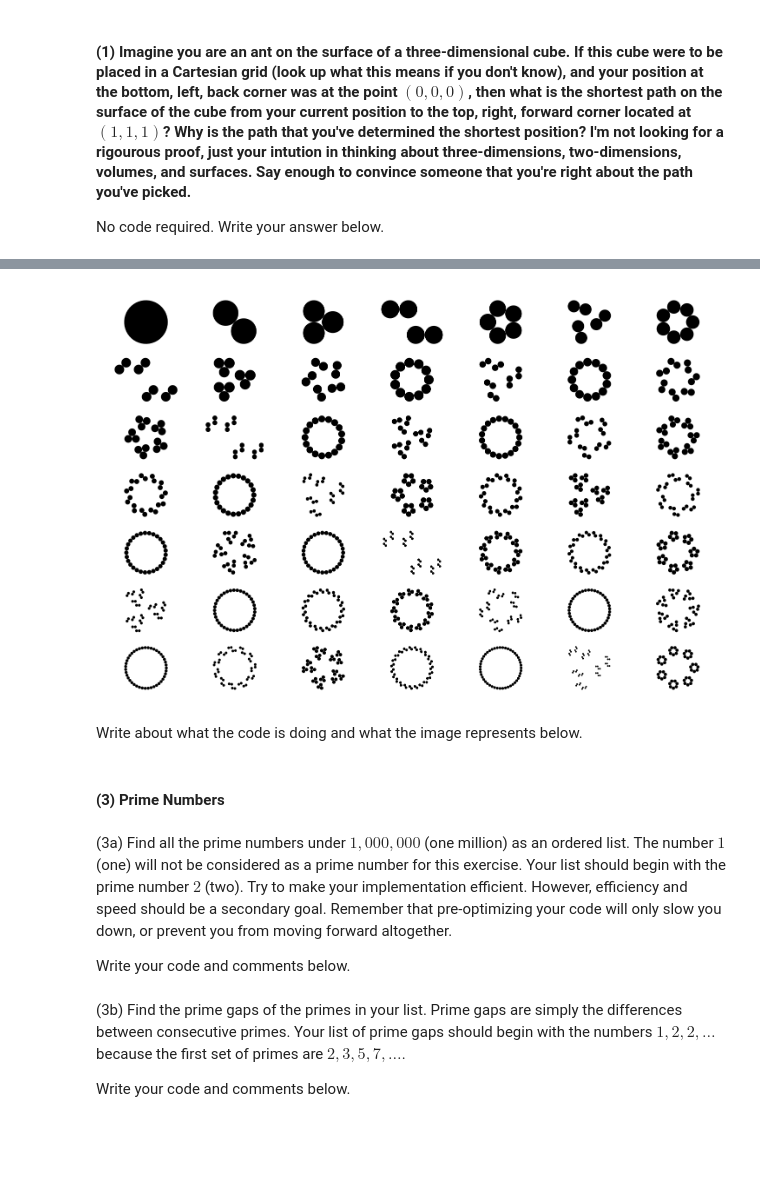
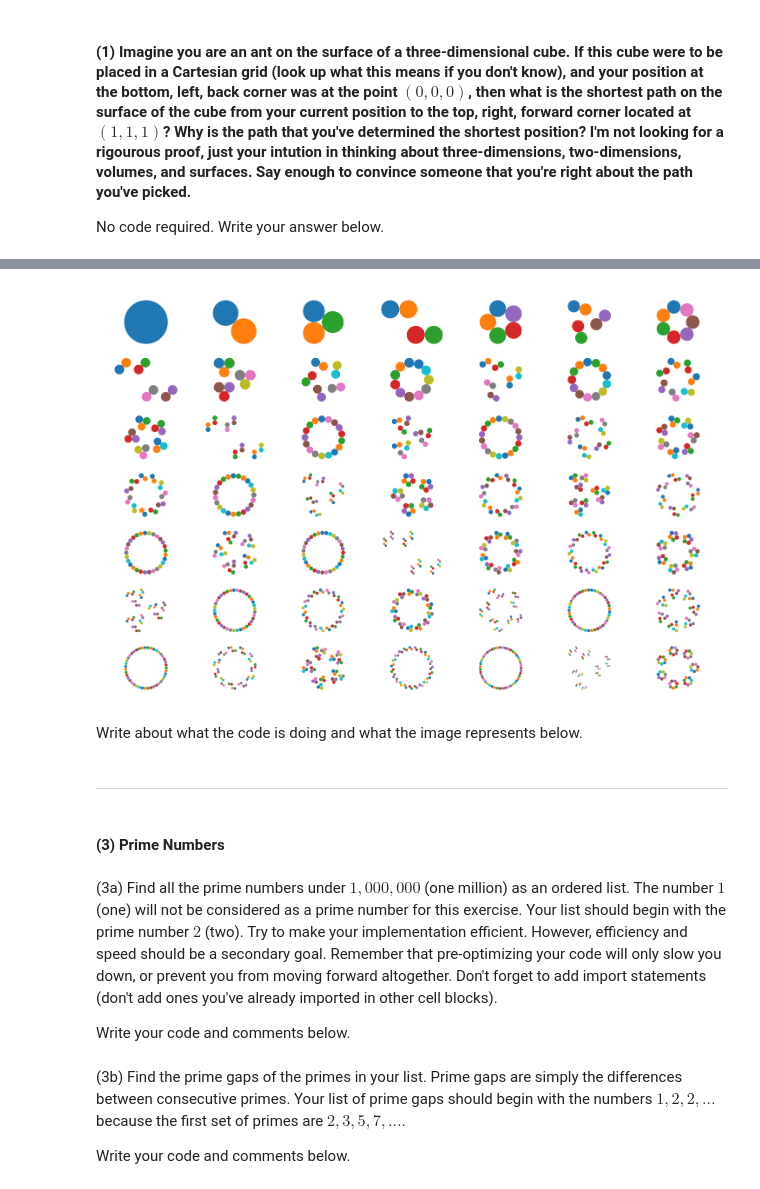
Before and after one commit to shak360/Lab-Training, a Jupyter notebook: Module_2_Python-ML/Assignment_2/MASTER/Assignment_2.ipynb, the cells around one changed output, grey strips where cells are left out. Saved outputs shown, nothing was run; the diff lists cells and outputs as text; code cells hidden in the pictures; blank space fills up the shorter version.

```diff
--- a/Module_2_Python-ML/Assignment_2/MASTER/Assignment_2.ipynb
+++ b/Module_2_Python-ML/Assignment_2/MASTER/Assignment_2.ipynb
@@ -34,4 +88,5 @@ Most importantly, your changes _MUST NOT_ change the output of the code. Use the
 # %%
+### EDIT THIS CODE BLOCK ###
 import matplotlib.pyplot as pl
 %matplotlib inline
 import numpy as n
@@ -42,42 +97,45 @@ def F(i):
     while j<=i/j:
         if i%j==0:
             m=j
             i/=j
         else:
             j+=1
     if m<i:
         m=i
     return int(m)
 
 def P(i,x,u):
     b = n.linspace(0,2*n.pi)
     if i<2:
         s = n.linalg.norm(u)
-        pl.fill(x[0]+s*n.cos(b), x[1]+s*n.sin(b),'k')
+        pl.fill(x[0]+s*n.cos(b), x[1]+s*n.sin(b))
     else:
         m=F(i)
         a=n.pi/m/2
-        R=n.array([[n.cos(a), -n.sin(a)],[n.sin(a), n.cos(a)]])
+        R=n.array([[n.cos(a), -1*n.sin(a)],[n.sin(a), n.cos(a)]])
         p=R@u
         for j in range(m):
             P(i/m, x+p/2, (n.sin(a*2)/2)*p)
             p=n.linalg.matrix_power(R,4)@p
 
 pl.figure(dpi=300)
 for i in range(49):
     pl.subplot(7,7,i+1)
     pl.axis('equal')
     pl.axis('off')
     P(i+1, [0,0], [0,1])
 pl.show()
+### EDIT THIS CODE BLOCK ###
 # %% [output]
-[figure, old version]
+[figure, new version]
 # %% [markdown]
 Write about what the code is doing and what the image represents below.
+# %% [markdown]
+---
 # %% [markdown]
 #### (3) Prime Numbers
 # %% [markdown]
-(3a) Find all the prime numbers under $1,000,000$ (one million) as an ordered list. The number $1$ (one) will not be considered as a prime number for this exercise. Your list should begin with the prime number $2$ (two). Try to make your implementation efficient. However, efficiency and speed should be a secondary goal. Remember that pre-optimizing your code will only slow you down, or prevent you from moving forward altogether.
+(3a) Find all the prime numbers under $1,000,000$ (one million) as an ordered list. The number $1$ (one) will not be considered as a prime number for this exercise. Your list should begin with the prime number $2$ (two). Try to make your implementation efficient. However, efficiency and speed should be a secondary goal. Remember that pre-optimizing your code will only slow you down, or prevent you from moving forward altogether. Don't forget to add import statements (don't add ones you've already imported in other cell blocks).
 
 Write your code and comments below.
 # %% [markdown]
```
Also changed, not shown: parts of 16 cells of this notebook.
